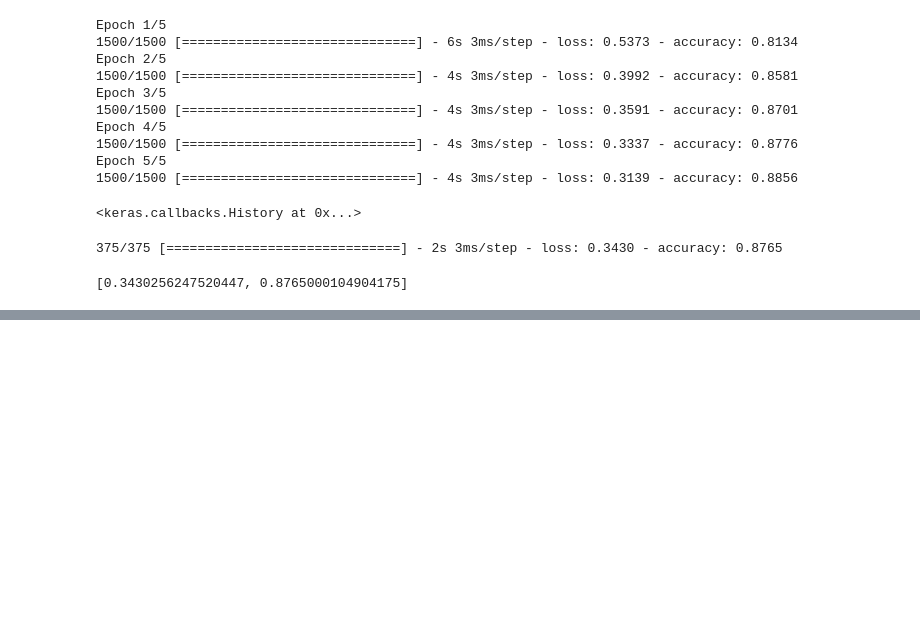
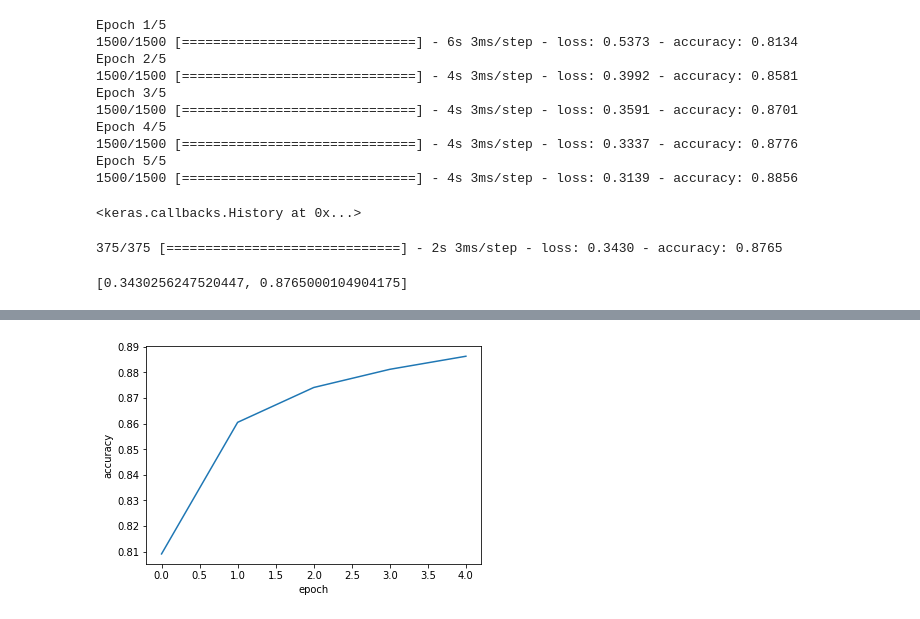
Before and after one commit to Tae1Yuk/ML-Study, a Jupyter notebook: Chapter7.ipynb, the cells around one changed output, grey strips where cells are left out. Saved outputs shown, nothing was run; the diff lists cells and outputs as text; code cells hidden in the pictures; blank space fills up the shorter version.

```diff
--- a/Chapter7.ipynb
+++ b/Chapter7.ipynb
@@ -277,0 +339,7 @@ model.evaluate(val_scaled, val_target)
+# %%
+plt.plot(history.history['accuracy'])
+plt.xlabel('epoch')
+plt.ylabel('accuracy')
+plt.show()
+# %% [output]
+[figure, added]
```
Also changed, not shown: parts of 27 cells of this notebook.
